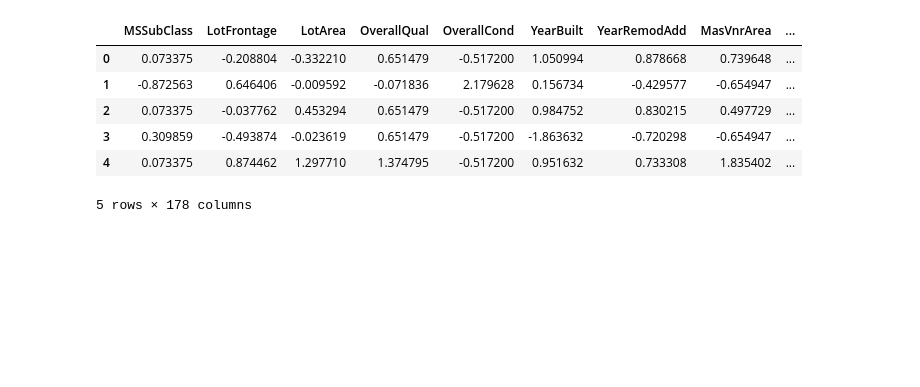
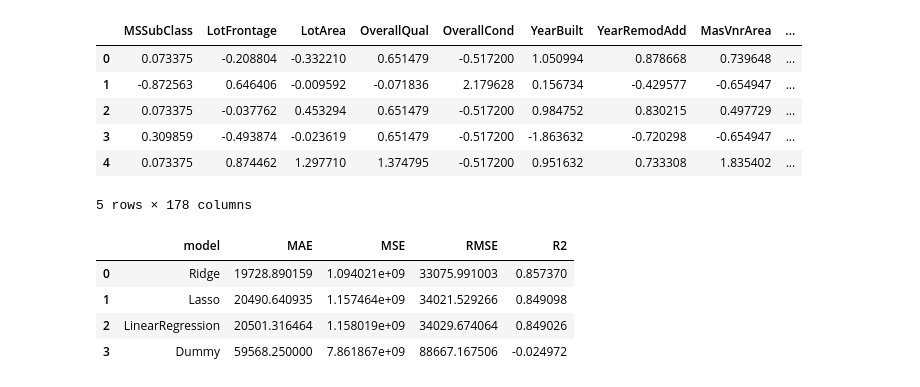
Before and after one commit to SusanWay/House-Prices, a Jupyter notebook: notebooks/modeling/baseline/01_model.ipynb, the cells around one changed output. Drawn from its saved outputs; the diff is of its cells as text; code cells hidden in the pictures; blank space fills up the shorter version.

Commit message:
HP: baseline модели

```diff
--- a/notebooks/modeling/baseline/01_model.ipynb
+++ b/notebooks/modeling/baseline/01_model.ipynb
@@ -30,3 +31,12 @@ X_prepared.head()
 | 3 | 0.309859 | -0.493874 | -0.023619 | 0.651479 | -0.517200 | -1.863632 | -0.720298 | -0.654947 | ... |
 | 4 | 0.073375 | 0.874462 | 1.297710 | 1.374795 | -0.517200 | 0.951632 | 0.733308 | 1.835402 | ... |
 5 rows × 178 columns
+# %%
+results = run_baseline_regression(X_prepared, y)
+results
+# %% [output]
+|  | model | MAE | MSE | RMSE | R2 |
+| 0 | Ridge | 19728.890159 | 1.094021e+09 | 33075.991003 | 0.857370 |
+| 1 | Lasso | 20490.640935 | 1.157464e+09 | 34021.529266 | 0.849098 |
+| 2 | LinearRegression | 20501.316464 | 1.158019e+09 | 34029.674064 | 0.849026 |
+| 3 | Dummy | 59568.250000 | 7.861867e+09 | 88667.167506 | -0.024972 |
```
Also changed, not shown: parts of 2 cells of this notebook, 5 other files.
